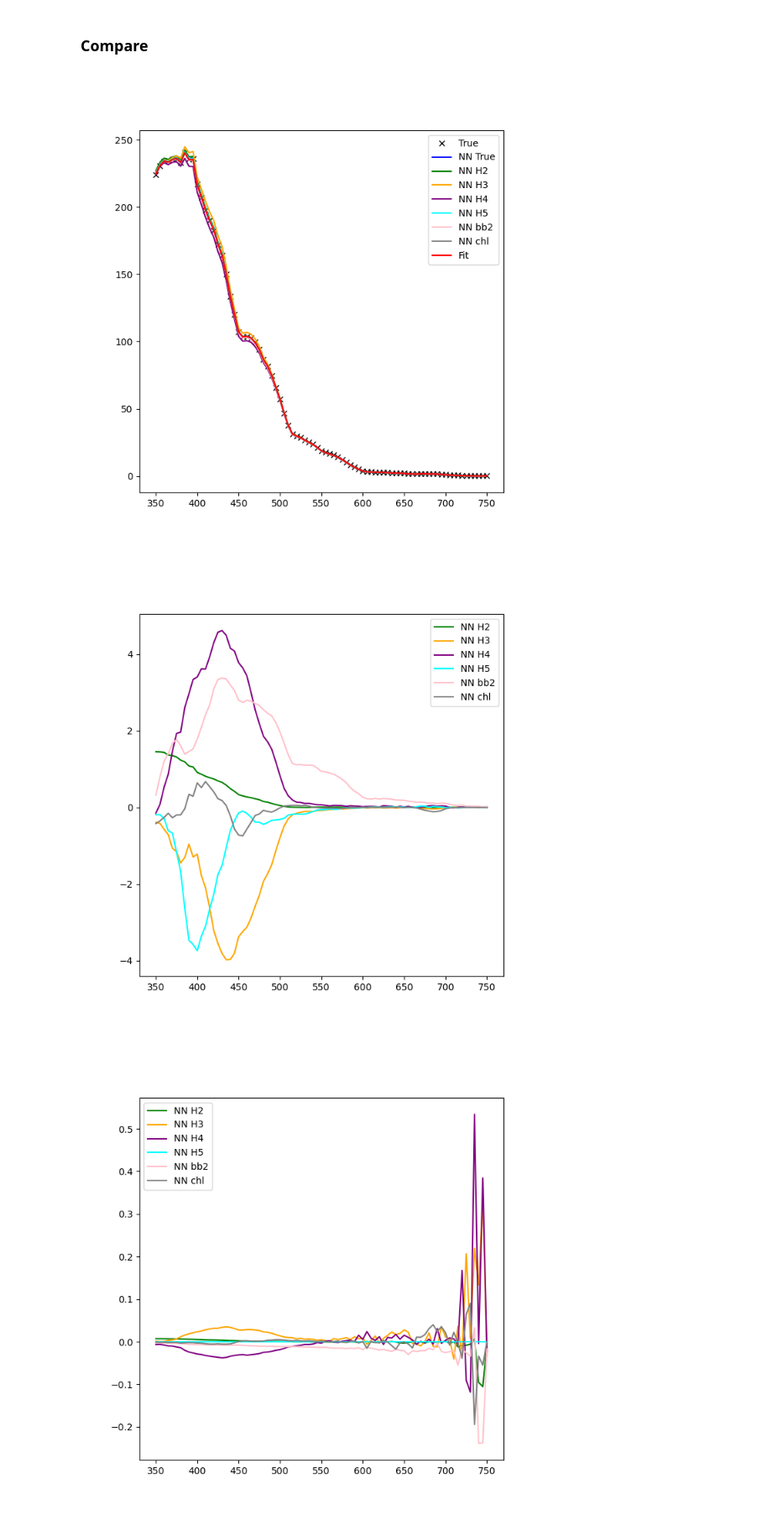
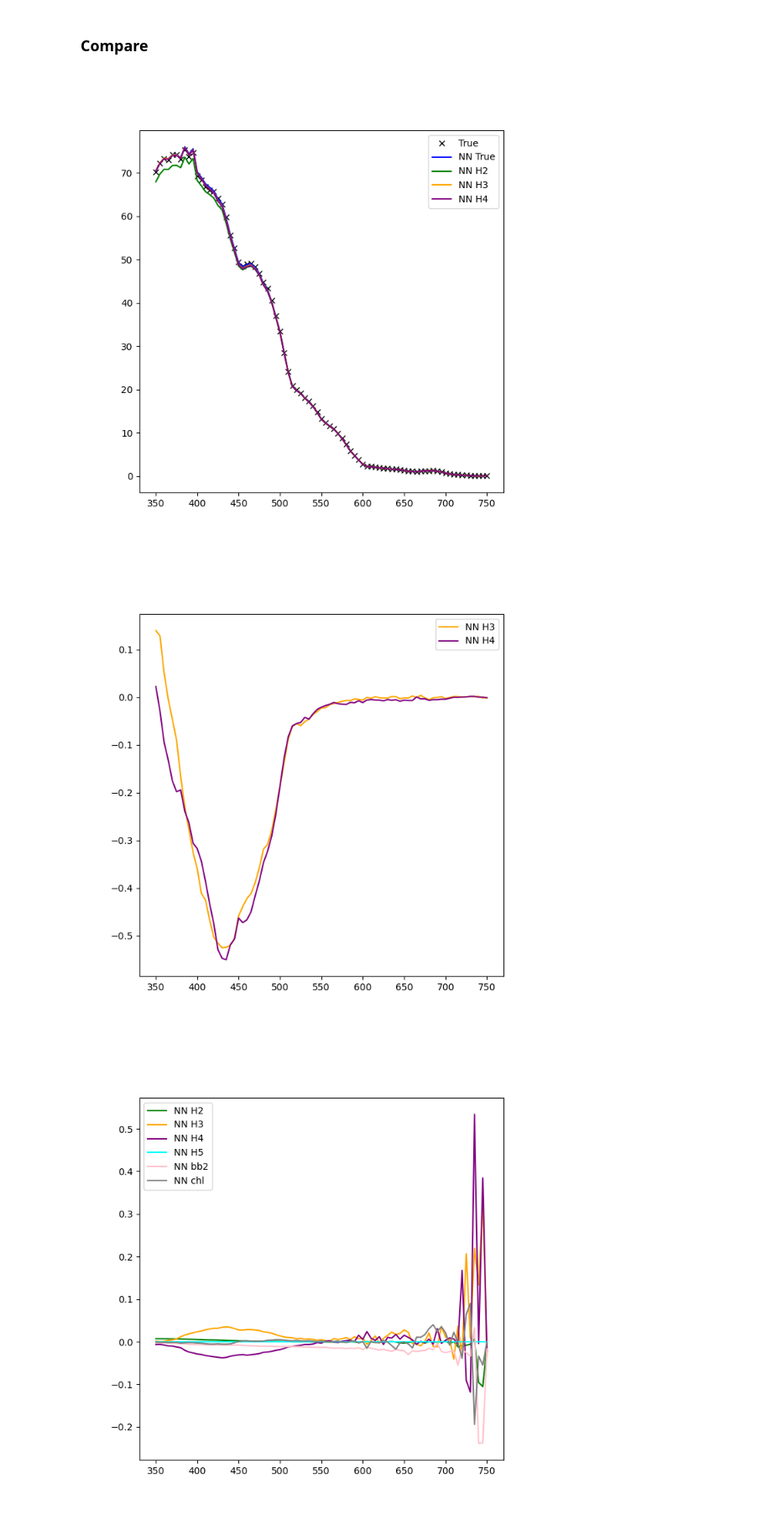
Before and after one commit to AI-for-Ocean-Science/ihop, a Jupyter notebook: papers/I/Analysis/CompareFits_NMF.ipynb, the cells around one changed output. Shown at 84% size. Saved outputs shown, nothing was run; the diff lists cells and outputs as text; code cells hidden in the pictures.

```diff
--- a/papers/I/Analysis/CompareFits_NMF.ipynb
+++ b/papers/I/Analysis/CompareFits_NMF.ipynb
@@ -167,33 +169,37 @@ array([0.03874788, 0.02252966, 0.00511642, 0.00795072, 0.00940675,
 ## $H_2^a$
 # %%
 H2_list = true_list.copy()
-H2_list[0] = coeff_med[0]
+H2_list[0] = H2_list[0]*1.05
 #
 H3_list = true_list.copy()
-H3_list[1] = coeff_med[1]
+H3_list[1] = true_list[1]*1.05
 #
 H4_list = true_list.copy()
-H4_list[2] = coeff_med[2]
+H4_list[2] = true_list[2]*1.05
+#H4_list[2] = coeff_med[2]
 #
-H5_list = true_list.copy()
-H5_list[3] = coeff_med[3]
+#H5_list = true_list.copy()
+#H5_list[3] = coeff_med[3]
 # bb
-bb2_list = true_list.copy()
-bb2_list[4] = coeff_med[4]
+#bb2_list = true_list.copy()
+#bb2_list[4] = coeff_med[4]
 # Chl
-chl_list = true_list.copy()
-chl_list[-1] = coeff_med[-1]
+#chl_list = true_list.copy()
+#chl_list[-1] = coeff_med[-1]
 # %%
+NN_Rs = emulator.prediction(true_list, device)
 NN_Rs_H2 = emulator.prediction(H2_list, device)
 NN_Rs_H3 = emulator.prediction(H3_list, device)
 NN_Rs_H4 = emulator.prediction(H4_list, device)
-NN_Rs_H5 = emulator.prediction(H5_list, device)
+#NN_Rs_H5 = emulator.prediction(H5_list, device)
 # bb
-NN_Rs_bb2 = emulator.prediction(bb2_list, device)
+#NN_Rs_bb2 = emulator.prediction(bb2_list, device)
 # Chl
-NN_Rs_chl = emulator.prediction(chl_list, device)
+#NN_Rs_chl = emulator.prediction(chl_list, device)
 # %% [markdown]
 ### Compare
+# %%
+wave = d_a['wave']
 # %%
 fig = plt.figure(figsize=(7,7))
 ax_R = plt.gca()
@@ -203,63 +209,49 @@ ax_R.plot(wave, NN_Rs, 'b-', label='NN True')
 ax_R.plot(wave, NN_Rs_H2, 'g-', label='NN H2')
 ax_R.plot(wave, NN_Rs_H3, '-', color='orange', label='NN H3')
 ax_R.plot(wave, NN_Rs_H4, '-', color='purple', label='NN H4')
-ax_R.plot(wave, NN_Rs_H5, '-', color='cyan', label='NN H5')
+#ax_R.plot(wave, NN_Rs_H5, '-', color='cyan', label='NN H5')
 #
-ax_R.plot(wave, NN_Rs_bb2, '-', color='pink', label='NN bb2')
+#ax_R.plot(wave, NN_Rs_bb2, '-', color='pink', label='NN bb2')
 # Chl
-ax_R.plot(wave, NN_Rs_chl, '-', color='gray', label='NN chl')
+#ax_R.plot(wave, NN_Rs_chl, '-', color='gray', label='NN chl')
 #if true_only:
 #    pass
 #elif use_quick:
 #    ax_R.plot(wave, obs_Rs[0], 'bs', label='"Observed"')
 #else:
 #    ax_R.plot(wave, obs_Rs[in_idx], 'bs', label='"Observed"')
-ax_R.plot(wave, pred_Rs, 'r-', label='Fit', zorder=10)
-fill = False
-if fill:
-    ax_R.fill_between(wave, pred_Rs-std_pred, pred_Rs+std_pred,
-        color='r', alpha=0.5, zorder=10)
-    ax_R.fill_between(wave,
-        pred_Rs-std_pred, pred_Rs+std_pred,
-        color='r', alpha=0.5)
+#ax_R.plot(wave, pred_Rs, 'r-', label='Fit', zorder=10)
 #
 ax_R.legend()
 plt.show()
 # %% [output]
-[figure, old version]
+[figure, new version]
 # %%
 fig = plt.figure(figsize=(7,7))
 ax_R = plt.gca()
 
 #ax_R.plot(wave, Rs[idx], 'kx', label='True')
 #ax_R.plot(wave, NN_Rs-Rs[idx], 'b-', label='NN True')
-ax_R.plot(wave, NN_Rs_H2-NN_Rs, 'g-', label='NN H2')
-ax_R.plot(wave, NN_Rs_H3-NN_Rs, '-', color='orange', label='NN H3')
+#ax_R.plot(wave, NN_Rs_H2-NN_Rs, 'g-', label='NN H2')
+ax_R.plot(wave, 1.3*(NN_Rs_H3-NN_Rs), '-', color='orange', label='NN H3')
 ax_R.plot(wave, NN_Rs_H4-NN_Rs, '-', color='purple', label='NN H4')
-ax_R.plot(wave, NN_Rs_H5-NN_Rs, '-', color='cyan', label='NN H5')
+#ax_R.plot(wave, NN_Rs_H5-NN_Rs, '-', color='cyan', label='NN H5')
 #
-ax_R.plot(wave, NN_Rs_bb2-NN_Rs, '-', color='pink', label='NN bb2')
+#ax_R.plot(wave, NN_Rs_bb2-NN_Rs, '-', color='pink', label='NN bb2')
 # Chl
-ax_R.plot(wave, NN_Rs_chl-NN_Rs, '-', color='gray', label='NN chl')
+#ax_R.plot(wave, NN_Rs_chl-NN_Rs, '-', color='gray', label='NN chl')
 #if true_only:
 #    pass
 #elif use_quick:
 #    ax_R.plot(wave, obs_Rs[0], 'bs', label='"Observed"')
 #else:
 #    ax_R.plot(wave, obs_Rs[in_idx], 'bs', label='"Observed"')
 #ax_R.plot(wave, pred_Rs, 'r-', label='Fit', zorder=10)
-fill = False
-if fill:
-    ax_R.fill_between(wave, pred_Rs-std_pred, pred_Rs+std_pred,
-        color='r', alpha=0.5, zorder=10)
-    ax_R.fill_between(wave,
-        pred_Rs-std_pred, pred_Rs+std_pred,
-        color='r', alpha=0.5)
 #
 ax_R.legend()
 plt.show()
 # %% [output]
-[figure, old version]
+[figure, new version]
 # %%
 fig = plt.figure(figsize=(7,7))
 ax_R = plt.gca()
```
Also changed, not shown: parts of 5 cells of this notebook, 3 other files.
